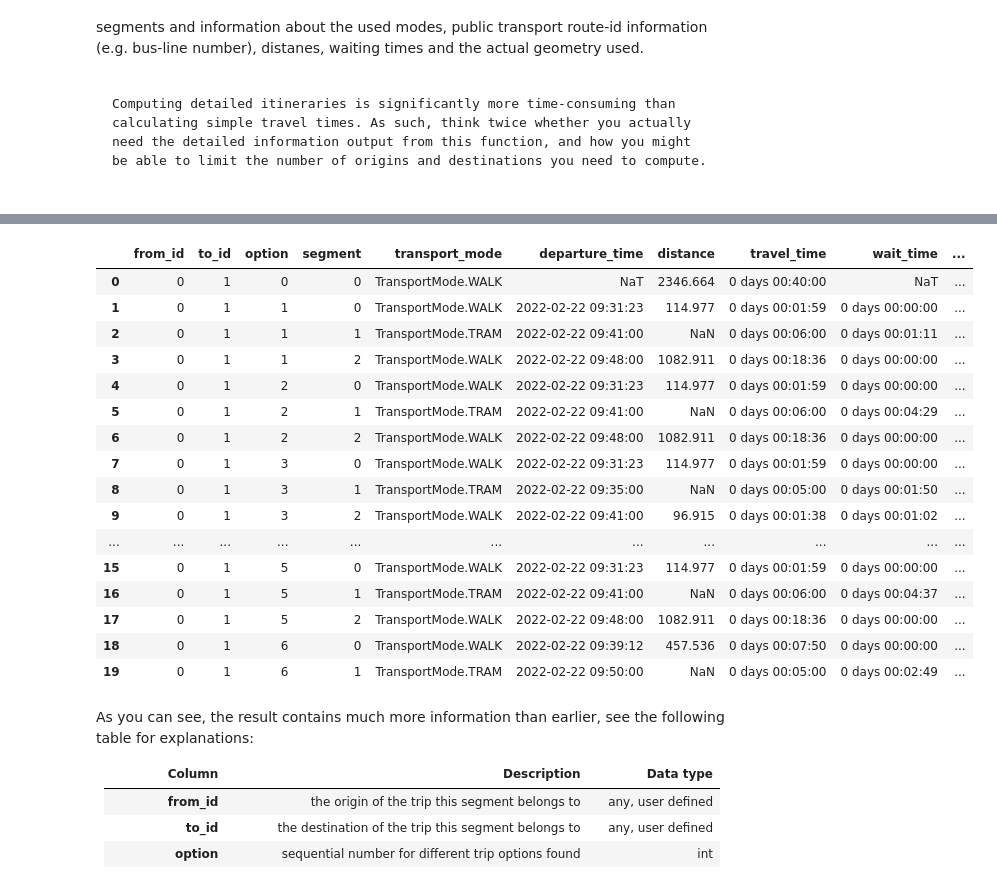
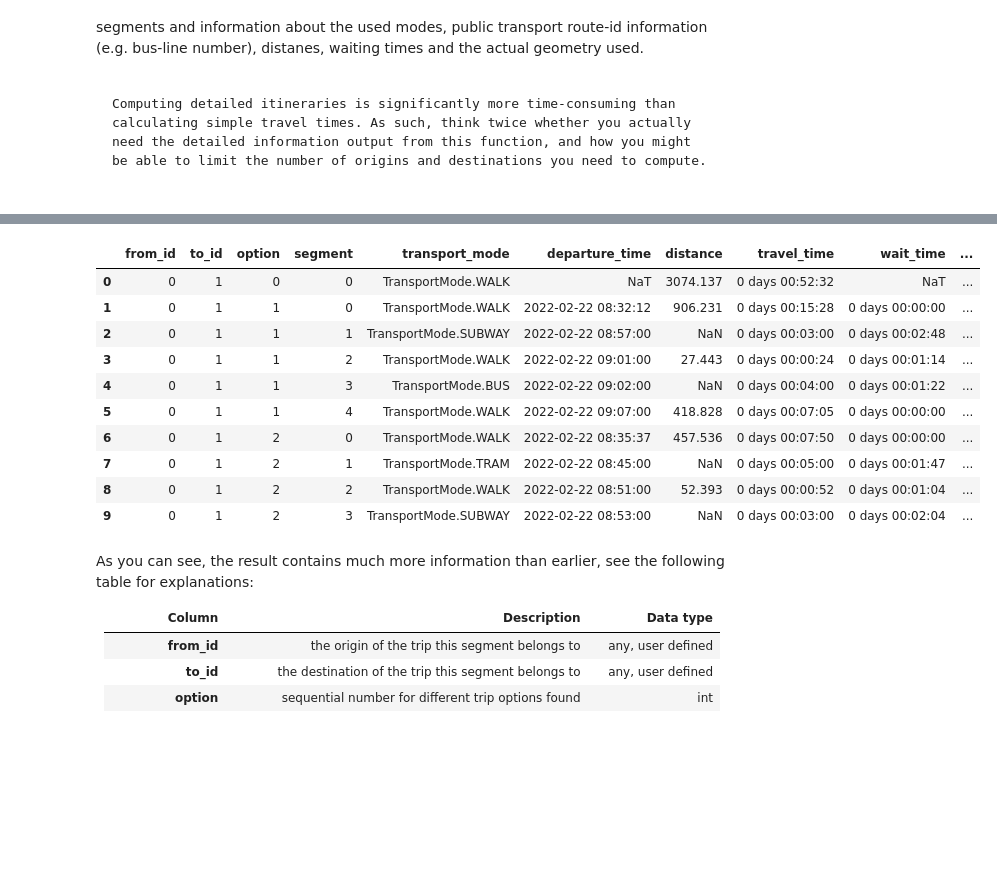
Before and after one commit to AaltoGIS/Mobile-Tartu-2024, a Jupyter notebook: source/notebooks/T2_calculating-travel-time-matrices_and_GHG_factors.ipynb, the cells around one changed output, grey strips where cells are left out. Cells and saved outputs as stored; diff of their text form; code cells hidden in the pictures; blank space fills up the shorter version.

```diff
--- a/source/notebooks/T2_calculating-travel-time-matrices_and_GHG_factors.ipynb
+++ b/source/notebooks/T2_calculating-travel-time-matrices_and_GHG_factors.ipynb
@@ -174,8 +174,10 @@ Lastly, we need to convert the Polygons into points because **r5py expects that
 *Note: You can ignore the UserWarning raised by geopandas about the geographic CRS. The location of the centroid is accurate enough for most purposes.*
 # %%
 # Convert polygons into points
-points = pop_grid.copy()
+points = h9_kamppi ## pop_grid.copy()
 points["geometry"] = points.centroid
 points.explore(max_zoom=13, color="red")
+points["id"] = points.index.values
+points
 # %% [output]
   points["geometry"] = points.centroid
@@ -423,9 +437,14 @@ points_sample.head()
 import osmnx as ox
 
 # Origin
-orig_y, orig_x = 60.16874416, 24.95721918
+orig_y, orig_x = 60.16874416, 24.95721918  ## 60.1699013,24.8242217  ## 60.2348923, 24.596135
 # Destination
-dest_y, dest_x = 60.16872763, 24.92119326
+dest_y, dest_x =  60.1622494, 24.9082137  ## 60.16872763, 24.92119326
+###
+##60.17321258,	24.91667864,	60.16873911,	24.94370945
+##60.17321258,	24.91667864,  60.16649709, 24.94821617
+## 60.2348923, 24.596135,  60.1622494, 24.9082137
+
 
 #converting into points geometry
 origin_Point = Point(orig_x, orig_y)
@@ -434,4 +453,5 @@ destination_Point = Point(dest_x, dest_y)
 destination_Point_df = gpd.GeoDataFrame({"geometry": [destination_Point], "name": "Destination", "id": [1]}, index=[0], crs="epsg:4326")
 
 origin_Point_df.head()
+origin_Point_df.explore(color="red", marker_kwds={"radius": 10})
 # %% [output]
@@ -440,41 +459,36 @@ origin_Point_df.head()
 # %%
 
 
 from r5py import DetailedItinerariesComputer
 
 # Take a small sample of destinations for demo purposes
 points_sample = points.sample(3)
 
-travel_time_matrix_computer = DetailedItinerariesComputer(
+detailed_itineraries_computer = DetailedItinerariesComputer(
     transport_network,
     origins=origin_Point_df,
     destinations=destination_Point_df,
-    departure=datetime.datetime(2022,2,22,9,30),
+    departure=datetime.datetime(2022,2,22,8,30),
     transport_modes=[TransportMode.TRANSIT, TransportMode.WALK],
 
     # With following attempts to snap all origin and destination points to the transport network before routing
     snap_to_network=True,
 )
-travel_details = travel_time_matrix_computer.compute_travel_details()
-travel_details.head(20)
+travel_details = detailed_itineraries_computer.compute_travel_details()
+travel_details_gpd = gpd.GeoDataFrame(travel_details).to_crs(3387) ## Helsinki Projected coordinate system - EPSG:3387 KKJ / Finland (zone 5)
+travel_details_gpd.head(10)
 # %% [output]
 |  | from_id | to_id | option | segment | transport_mode | departure_time | distance | travel_time | wait_time | ... |
-| 0 | 0 | 1 | 0 | 0 | TransportMode.WALK | NaT | 2346.664 | 0 days 00:40:00 | NaT | ... |
-| 1 | 0 | 1 | 1 | 0 | TransportMode.WALK | 2022-02-22 09:31:23 | 114.977 | 0 days 00:01:59 | 0 days 00:00:00 | ... |
-| 2 | 0 | 1 | 1 | 1 | TransportMode.TRAM | 2022-02-22 09:41:00 | NaN | 0 days 00:06:00 | 0 days 00:01:11 | ... |
-| 3 | 0 | 1 | 1 | 2 | TransportMode.WALK | 2022-02-22 09:48:00 | 1082.911 | 0 days 00:18:36 | 0 days 00:00:00 | ... |
-| 4 | 0 | 1 | 2 | 0 | TransportMode.WALK | 2022-02-22 09:31:23 | 114.977 | 0 days 00:01:59 | 0 days 00:00:00 | ... |
-| 5 | 0 | 1 | 2 | 1 | TransportMode.TRAM | 2022-02-22 09:41:00 | NaN | 0 days 00:06:00 | 0 days 00:04:29 | ... |
-| 6 | 0 | 1 | 2 | 2 | TransportMode.WALK | 2022-02-22 09:48:00 | 1082.911 | 0 days 00:18:36 | 0 days 00:00:00 | ... |
-| 7 | 0 | 1 | 3 | 0 | TransportMode.WALK | 2022-02-22 09:31:23 | 114.977 | 0 days 00:01:59 | 0 days 00:00:00 | ... |
-| 8 | 0 | 1 | 3 | 1 | TransportMode.TRAM | 2022-02-22 09:35:00 | NaN | 0 days 00:05:00 | 0 days 00:01:50 | ... |
-| 9 | 0 | 1 | 3 | 2 | TransportMode.WALK | 2022-02-22 09:41:00 | 96.915 | 0 days 00:01:38 | 0 days 00:01:02 | ... |
-| ... | ... | ... | ... | ... | ... | ... | ... | ... | ... | ... |
-| 15 | 0 | 1 | 5 | 0 | TransportMode.WALK | 2022-02-22 09:31:23 | 114.977 | 0 days 00:01:59 | 0 days 00:00:00 | ... |
-| 16 | 0 | 1 | 5 | 1 | TransportMode.TRAM | 2022-02-22 09:41:00 | NaN | 0 days 00:06:00 | 0 days 00:04:37 | ... |
-| 17 | 0 | 1 | 5 | 2 | TransportMode.WALK | 2022-02-22 09:48:00 | 1082.911 | 0 days 00:18:36 | 0 days 00:00:00 | ... |
-| 18 | 0 | 1 | 6 | 0 | TransportMode.WALK | 2022-02-22 09:39:12 | 457.536 | 0 days 00:07:50 | 0 days 00:00:00 | ... |
-| 19 | 0 | 1 | 6 | 1 | TransportMode.TRAM | 2022-02-22 09:50:00 | NaN | 0 days 00:05:00 | 0 days 00:02:49 | ... |
+| 0 | 0 | 1 | 0 | 0 | TransportMode.WALK | NaT | 3074.137 | 0 days 00:52:32 | NaT | ... |
+| 1 | 0 | 1 | 1 | 0 | TransportMode.WALK | 2022-02-22 08:32:12 | 906.231 | 0 days 00:15:28 | 0 days 00:00:00 | ... |
+| 2 | 0 | 1 | 1 | 1 | TransportMode.SUBWAY | 2022-02-22 08:57:00 | NaN | 0 days 00:03:00 | 0 days 00:02:48 | ... |
+| 3 | 0 | 1 | 1 | 2 | TransportMode.WALK | 2022-02-22 09:01:00 | 27.443 | 0 days 00:00:24 | 0 days 00:01:14 | ... |
+| 4 | 0 | 1 | 1 | 3 | TransportMode.BUS | 2022-02-22 09:02:00 | NaN | 0 days 00:04:00 | 0 days 00:01:22 | ... |
+| 5 | 0 | 1 | 1 | 4 | TransportMode.WALK | 2022-02-22 09:07:00 | 418.828 | 0 days 00:07:05 | 0 days 00:00:00 | ... |
+| 6 | 0 | 1 | 2 | 0 | TransportMode.WALK | 2022-02-22 08:35:37 | 457.536 | 0 days 00:07:50 | 0 days 00:00:00 | ... |
+| 7 | 0 | 1 | 2 | 1 | TransportMode.TRAM | 2022-02-22 08:45:00 | NaN | 0 days 00:05:00 | 0 days 00:01:47 | ... |
+| 8 | 0 | 1 | 2 | 2 | TransportMode.WALK | 2022-02-22 08:51:00 | 52.393 | 0 days 00:00:52 | 0 days 00:01:04 | ... |
+| 9 | 0 | 1 | 2 | 3 | TransportMode.SUBWAY | 2022-02-22 08:53:00 | NaN | 0 days 00:03:00 | 0 days 00:02:04 | ... |
 # %% [markdown]
 As you can see, the result contains much more information than earlier, see the following table for explanations:
 
```
Also changed, not shown: parts of 15 cells of this notebook, 1 other file.
